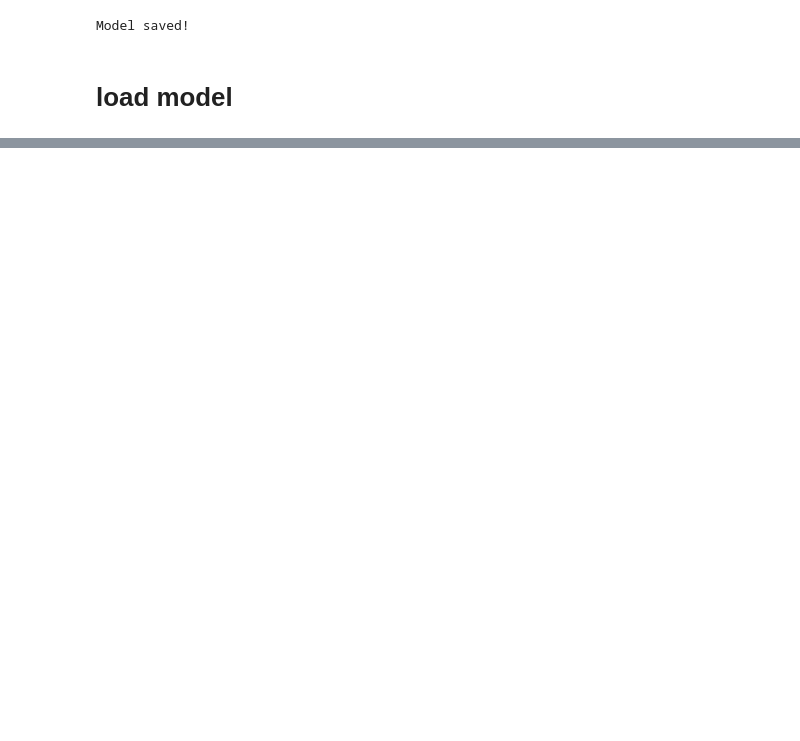
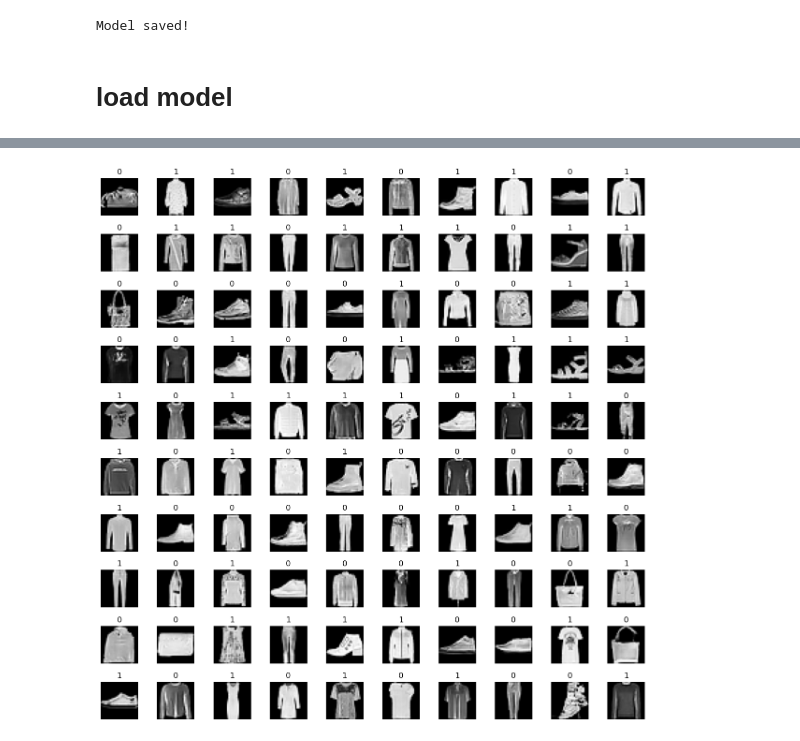
Before and after one commit to RoyH11/Computer_Vision_Practice, a Jupyter notebook: GANs Series/DC-GANs/DC-GANs-Fashion.ipynb, the cells around one changed output, grey strips where cells are left out. Saved outputs shown, nothing was run; the diff lists cells and outputs as text; code cells hidden in the pictures; blank space fills up the shorter version.

```diff
--- a/GANs Series/DC-GANs/DC-GANs-Fashion.ipynb
+++ b/GANs Series/DC-GANs/DC-GANs-Fashion.ipynb
@@ -458,0 +343,29 @@ generator.eval()
+# %%
+# mix real and fake images, keep their labels
+mixed_images = []
+mixed_labels = []
+for i in range(100):
+    # roll a dice
+    if np.random.rand() > 0.5:
+        mixed_images.append(real_images_list[i])
+        mixed_labels.append(1)
+    else:
+        mixed_images.append(fake_image[i])
+        mixed_labels.append(0)
+# %%
+plt.figure(figsize=(15, 15))
+
+# Loop through the 100 images and plot them
+for i in range(100):
+    plt.subplot(10, 10, i + 1)
+    plt.imshow(mixed_images[i].squeeze(), cmap='gray')
+    plt.title(mixed_labels[i])
+    plt.axis('off')
+
+# Adjust the spacing between the images
+plt.subplots_adjust(wspace=0.5, hspace=0.5)
+
+# Show the plot
+plt.show()
+# %% [output]
+[figure, added]
```
Also changed, not shown: parts of 19 cells of this notebook, 2 other files.
